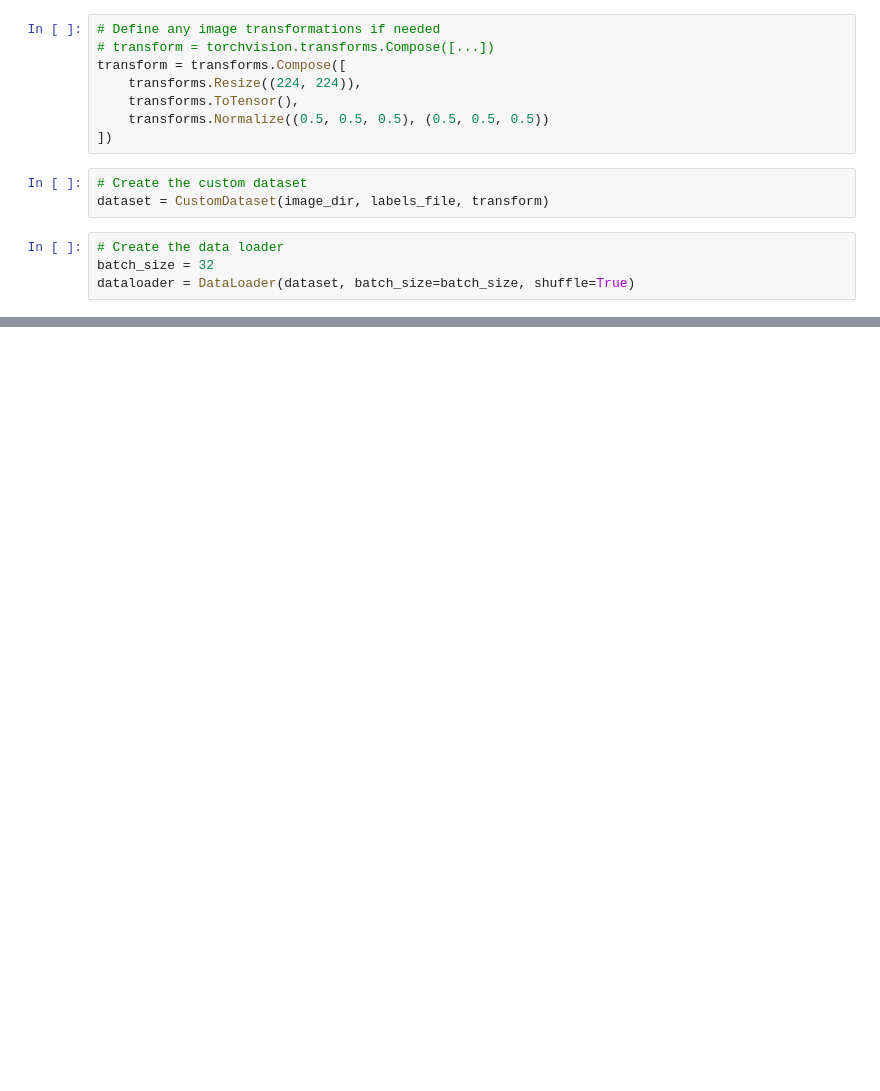
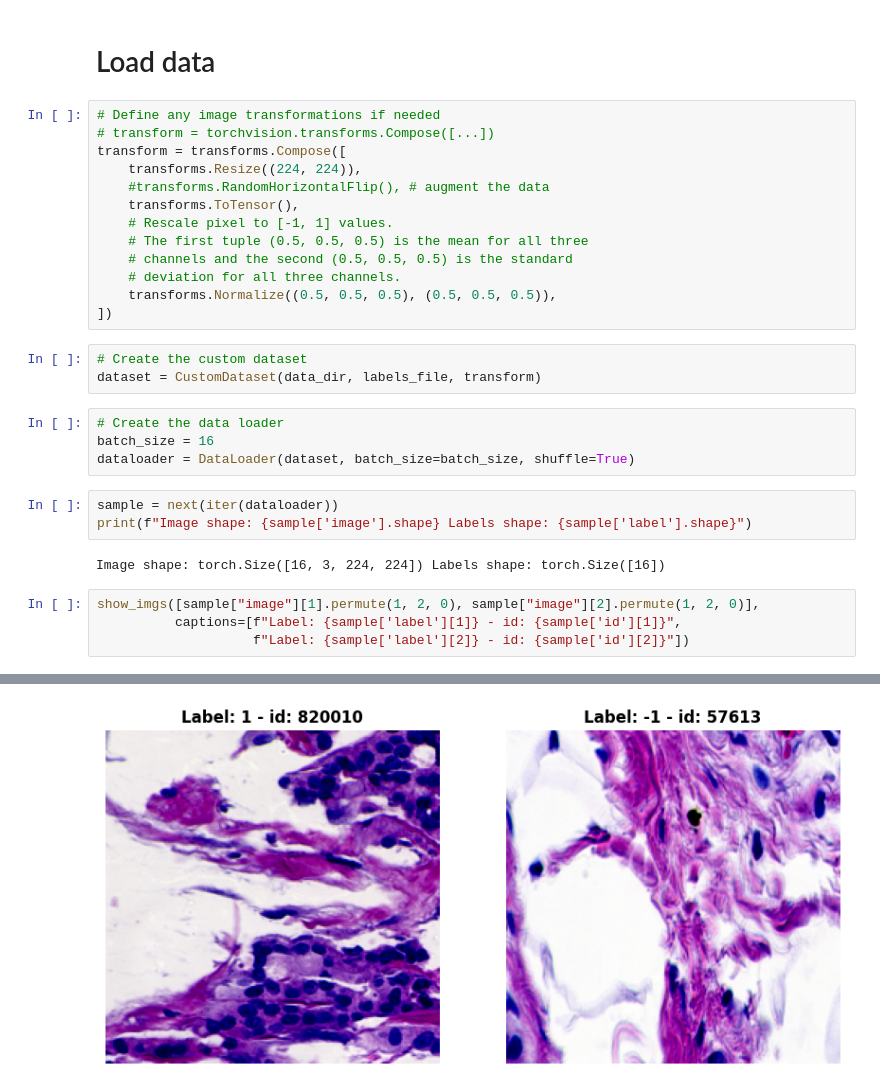
Before and after one commit to JessyD/Oxml-carcinoma-classification, a Jupyter notebook: src/train.ipynb, the cells around one changed output, grey strips where cells are left out. Saved outputs shown, nothing was run; the diff lists cells and outputs as text; blank space fills up the shorter version.

Commit message:
Add dataloader and visualisation of the data

```diff
--- a/src/train.ipynb
+++ b/src/train.ipynb
@@ -35,15 +69,32 @@ data_df = pd.read_csv(data_dir / 'labels.cvs')
+# %% [markdown]
+# Load data
 # %%
 # Define any image transformations if needed
 # transform = torchvision.transforms.Compose([...])
 transform = transforms.Compose([
     transforms.Resize((224, 224)),
+    #transforms.RandomHorizontalFlip(), # augment the data
     transforms.ToTensor(),
-    transforms.Normalize((0.5, 0.5, 0.5), (0.5, 0.5, 0.5))
+    # Rescale pixel to [-1, 1] values.
+    # The first tuple (0.5, 0.5, 0.5) is the mean for all three
+    # channels and the second (0.5, 0.5, 0.5) is the standard
+    # deviation for all three channels.
+    transforms.Normalize((0.5, 0.5, 0.5), (0.5, 0.5, 0.5)),
 ])
 # %%
 # Create the custom dataset
-dataset = CustomDataset(image_dir, labels_file, transform)
+dataset = CustomDataset(data_dir, labels_file, transform)
 # %%
 # Create the data loader
-batch_size = 32
+batch_size = 16
 dataloader = DataLoader(dataset, batch_size=batch_size, shuffle=True)
+# %%
+sample = next(iter(dataloader))
+print(f"Image shape: {sample['image'].shape} Labels shape: {sample['label'].shape}")
+# %% [output]
+Image shape: torch.Size([16, 3, 224, 224]) Labels shape: torch.Size([16])
+# %%
+show_imgs([sample["image"][1].permute(1, 2, 0), sample["image"][2].permute(1, 2, 0)],
+          captions=[f"Label: {sample['label'][1]} - id: {sample['id'][1]}",
+                    f"Label: {sample['label'][2]} - id: {sample['id'][2]}"])
+# %% [output]
@@ -49,0 +103 @@ dataloader = DataLoader(dataset, batch_size=batch_size, shuffle=True)
+[figure, added]
```
Also changed, not shown: parts of 8 cells of this notebook, 1 other file.
